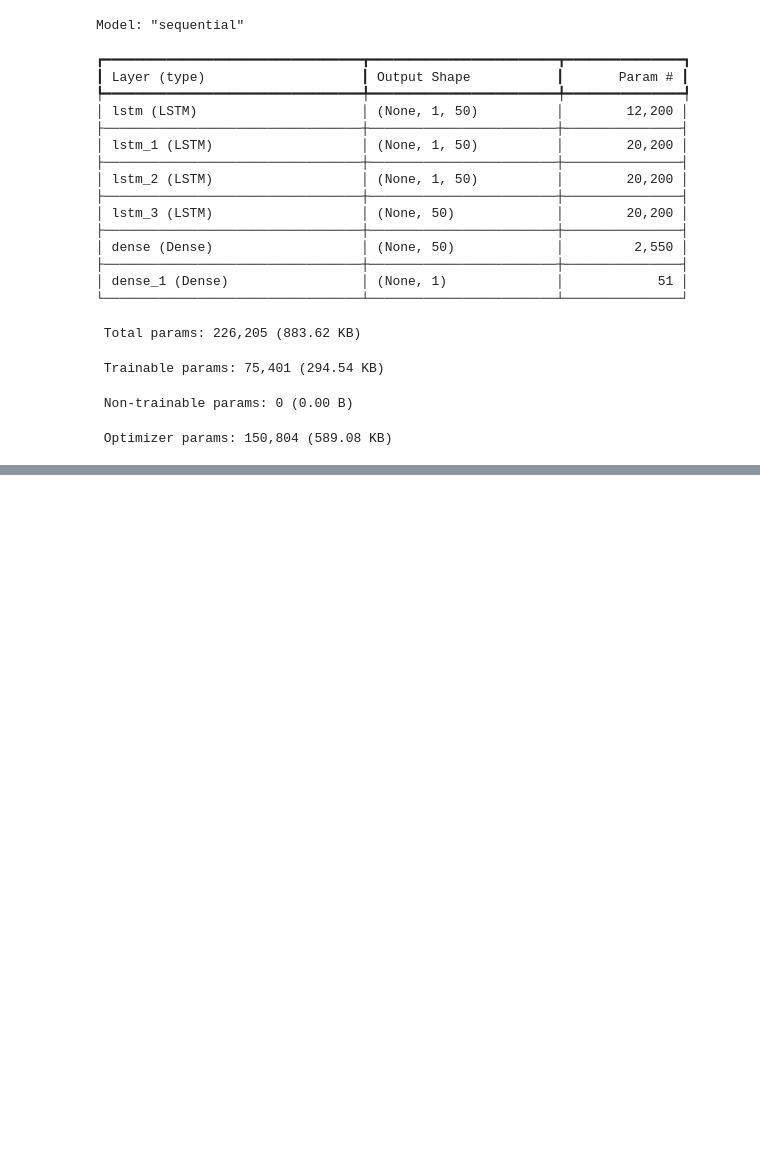
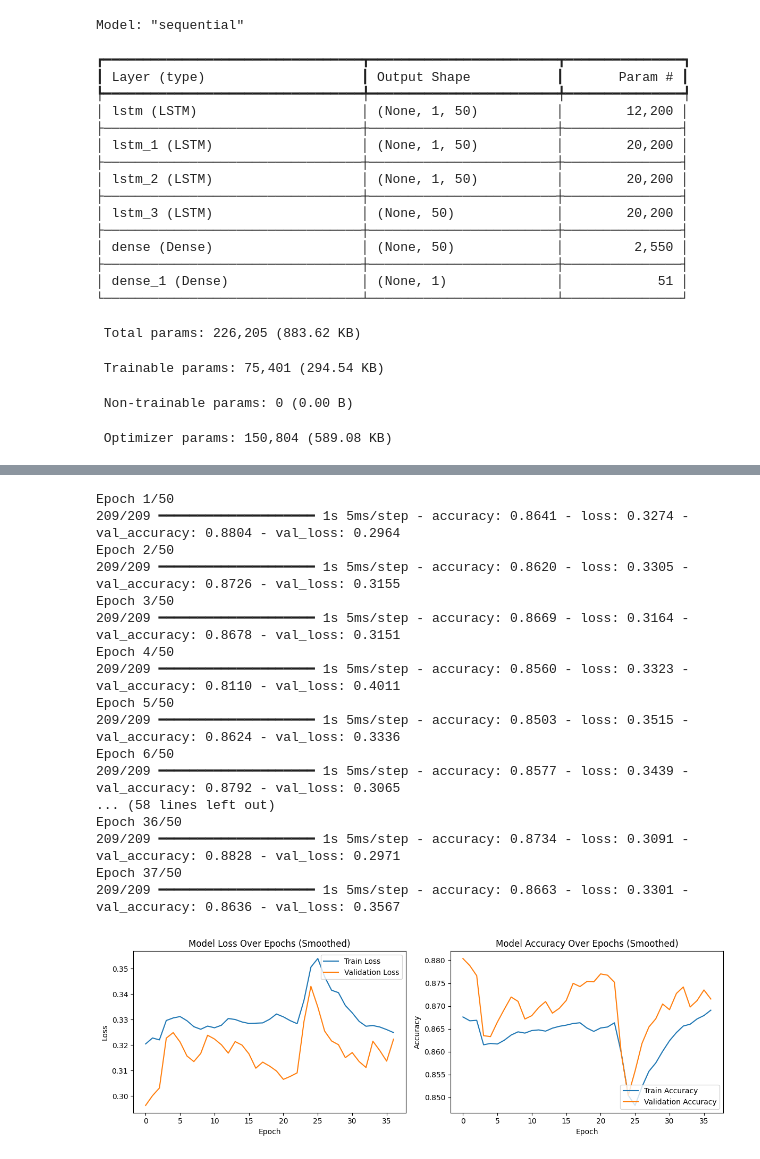
Before and after one commit to kshaheen25/thesis-xai-repo, a Jupyter notebook: lstm-model.ipynb, the cells around one changed output, grey strips where cells are left out. Drawn from its saved outputs; the diff is of its cells as text; code cells hidden in the pictures; blank space fills up the shorter version.

Commit message:
Kaggle Notebook | LSTM_Model | Version 14

```diff
--- a/lstm-model.ipynb
+++ b/lstm-model.ipynb
@@ -487,3 +487,70 @@ plt.show()
 # %%
 # Save the entire model
 model.save('lstm_model_v1.h5')
+# %%
+from tensorflow.keras.callbacks import EarlyStopping
+import pandas as pd
+
+# Smoothing function
+def smooth_curve(points, factor=0.8):
+    smoothed_points = []
+    for point in points:
+        if smoothed_points:
+            previous = smoothed_points[-1]
+            smoothed_points.append(previous * factor + point * (1 - factor))
+        else:
+            smoothed_points.append(point)
+    return smoothed_points
+
+# Implement early stopping
+early_stopping = EarlyStopping(monitor='val_loss', patience=10, restore_best_weights=True)
+
+# Train the model with early stopping
+history = model.fit(X_train_reshaped, y_train, epochs=50, batch_size=32, validation_split=0.2, callbacks=[early_stopping])
+
+# Smooth the curves
+smooth_train_loss = smooth_curve(history.history['loss'])
+smooth_val_loss = smooth_curve(history.history['val_loss'])
+smooth_train_acc = smooth_curve(history.history['accuracy'])
+smooth_val_acc = smooth_curve(history.history['val_accuracy'])
+
+# Plot smoothed training & validation loss values
+plt.figure(figsize=(12, 4))
+plt.subplot(1, 2, 1)
+plt.plot(smooth_train_loss, label='Train Loss')
+plt.plot(smooth_val_loss, label='Validation Loss')
+plt.title('Model Loss Over Epochs (Smoothed)')
+plt.xlabel('Epoch')
+plt.ylabel('Loss')
+plt.legend(loc='upper right')
+
+# Plot smoothed training & validation accuracy values
+plt.subplot(1, 2, 2)
+plt.plot(smooth_train_acc, label='Train Accuracy')
+plt.plot(smooth_val_acc, label='Validation Accuracy')
+plt.title('Model Accuracy Over Epochs (Smoothed)')
+plt.xlabel('Epoch')
+plt.ylabel('Accuracy')
+plt.legend(loc='lower right')
+
+plt.tight_layout()
+plt.show()
+# %% [output]
+Epoch 1/50
+209/209 ━━━━━━━━━━━━━━━━━━━━ 1s 5ms/step - accuracy: 0.8641 - loss: 0.3274 - val_accuracy: 0.8804 - val_loss: 0.2964
+Epoch 2/50
+209/209 ━━━━━━━━━━━━━━━━━━━━ 1s 5ms/step - accuracy: 0.8620 - loss: 0.3305 - val_accuracy: 0.8726 - val_loss: 0.3155
+Epoch 3/50
+209/209 ━━━━━━━━━━━━━━━━━━━━ 1s 5ms/step - accuracy: 0.8669 - loss: 0.3164 - val_accuracy: 0.8678 - val_loss: 0.3151
+Epoch 4/50
+209/209 ━━━━━━━━━━━━━━━━━━━━ 1s 5ms/step - accuracy: 0.8560 - loss: 0.3323 - val_accuracy: 0.8110 - val_loss: 0.4011
+Epoch 5/50
+209/209 ━━━━━━━━━━━━━━━━━━━━ 1s 5ms/step - accuracy: 0.8503 - loss: 0.3515 - val_accuracy: 0.8624 - val_loss: 0.3336
+Epoch 6/50
+209/209 ━━━━━━━━━━━━━━━━━━━━ 1s 5ms/step - accuracy: 0.8577 - loss: 0.3439 - val_accuracy: 0.8792 - val_loss: 0.3065
+... (58 lines left out)
+Epoch 36/50
+209/209 ━━━━━━━━━━━━━━━━━━━━ 1s 5ms/step - accuracy: 0.8734 - loss: 0.3091 - val_accuracy: 0.8828 - val_loss: 0.2971
+Epoch 37/50
+209/209 ━━━━━━━━━━━━━━━━━━━━ 1s 5ms/step - accuracy: 0.8663 - loss: 0.3301 - val_accuracy: 0.8636 - val_loss: 0.3567
+[figure, added]
```
Also changed, not shown: parts of 15 cells of this notebook.
